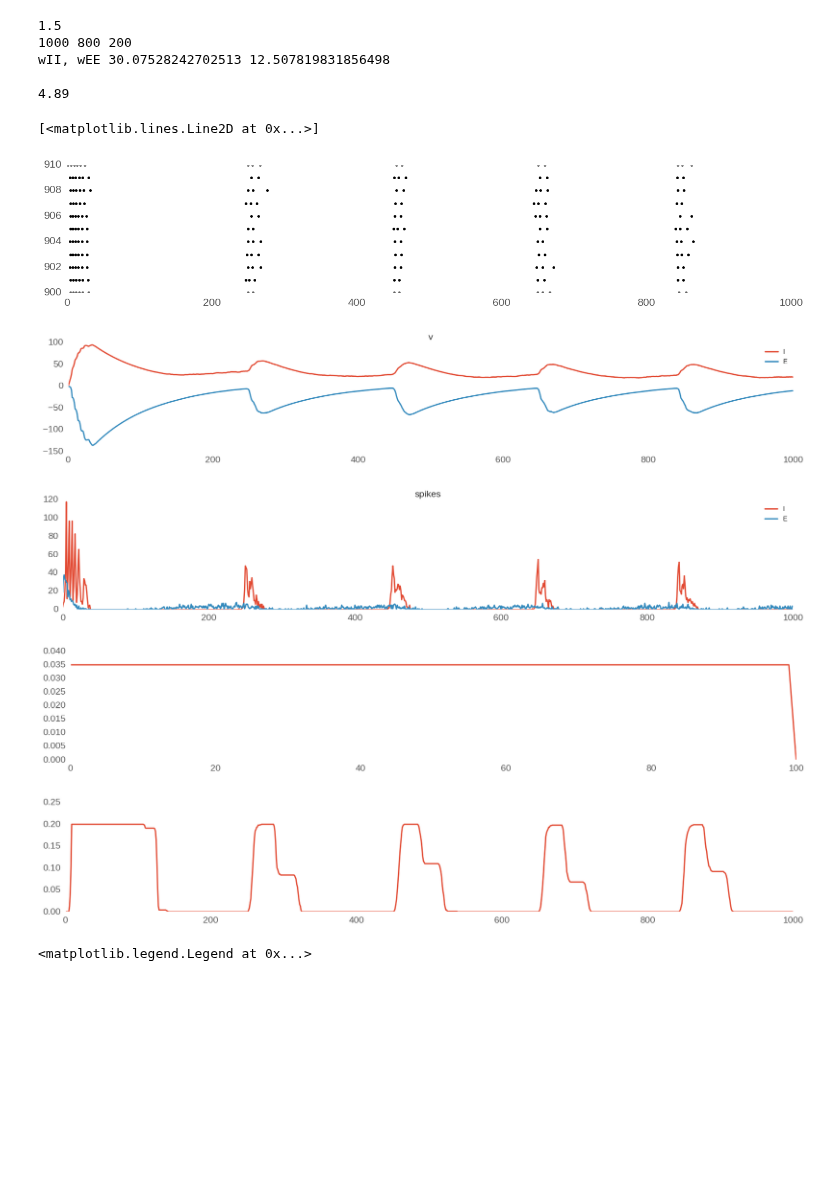
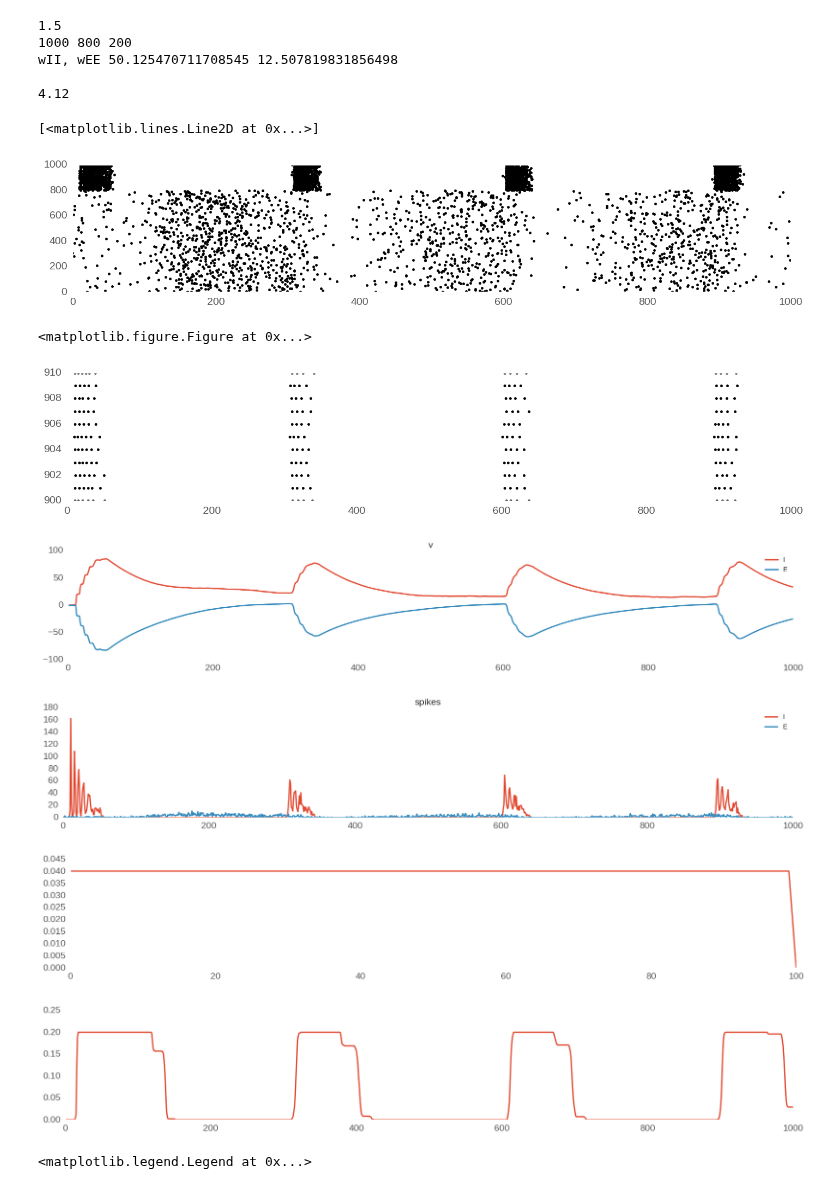
Before and after one commit to gpernelle/cortex, a Jupyter notebook: notebooks/E_and_I.ipynb, the cells around one changed output. Saved outputs shown, nothing was run; the diff lists cells and outputs as text; code cells hidden in the pictures; blank space fills up the shorter version.

```diff
--- a/notebooks/E_and_I.ipynb
+++ b/notebooks/E_and_I.ipynb
@@ -126,7 +122,7 @@ class TfSingleNet:
                 # Create variables for simulation state
                 u = self.init_float([N, 1], 'u')
 #                 v = self.init_float([N, 1], 'v')
-                v = tf.Variable(tf.random_normal([N,1], mean=-50, stddev=30, name='v'))
+                v = tf.Variable(tf.random_normal([N,1], mean=-100, stddev=30, name='v'))
                 # currents
                 iBack = self.init_float([N, 1], 'iBack')
                 iChem = self.init_float([N, 1], 'iChem')
@@ -412,7 +408,7 @@ def plotRaster(r):
     # ax.imshow(gpu1.raster[100:1100].transpose(), aspect=aspect)
     ax.plot(x,y, '.', color='black', alpha=1)
 # %%
-N, g, tauv, i, nu = 1000, 7,15,0,100
+N, g, tauv, i, nu = 1000, 8,15,0,100
 T = 1000
 
 gpu = TfSingleNet(N=N,
@@ -434,45 +430,52 @@ gpu.nuI = 100
 gpu.nuE = gpu.nuI
 gpu.ratio = 1
 gpu.FACT = 500
-gpu.wII = 600
-gpu.wIE = -3000
+gpu.wII = 1000
+gpu.wIE = -2000
 gpu.wEE = 1000
-gpu.wEI = 3000
+gpu.wEI = 1400
 gpu.runTFSimul()
 # %% [output]
 1.5
 1000 800 200
-wII, wEE 30.07528242702513 12.507819831856498
+wII, wEE 50.125470711708545 12.507819831856498
 
-4.89
+4.12
 # %%
+plotRaster(gpu.raster)
+# plt.xlim([900,1000])
+# plt.ylim([900,910])
+f()
+
 plotRaster(gpu.raster)
 # plt.xlim([900,1000])
 plt.ylim([900,910])
 f()
 plt.plot(gpu.icmI, label='I')
 plt.plot(gpu.icmE, label='E')
 plt.title('v')
 plt.legend()
 
 f()
 plt.plot(gpu.vvmI, label='I')
 plt.plot(gpu.vvmE, label='E')
 plt.title('spikes')
 plt.legend()
 
 f()
 plt.plot(gpu.gamma)
 
 f()
 plt.plot(gpu.pI)
 # %% [output]
 [<matplotlib.lines.Line2D at 0x...>]
-[figure, old version]
+[figure, new version]
+<matplotlib.figure.Figure at 0x...>
-[figure, old version]
+[figure, new version]
-[figure, old version]
+[figure, new version]
-[figure, old version]
+[figure, new version]
-[figure, old version]
+[figure, new version]
+[figure, added]
 # %%
 # plt.imshow(gpu.WII)
 # plt.colorbar()
```
Also changed, not shown: parts of 1 cell of this notebook, 8 other files.
